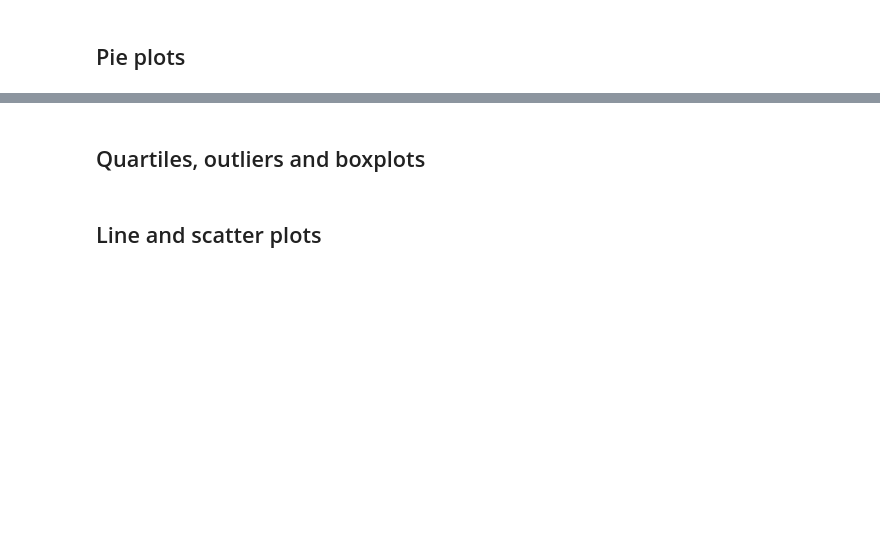
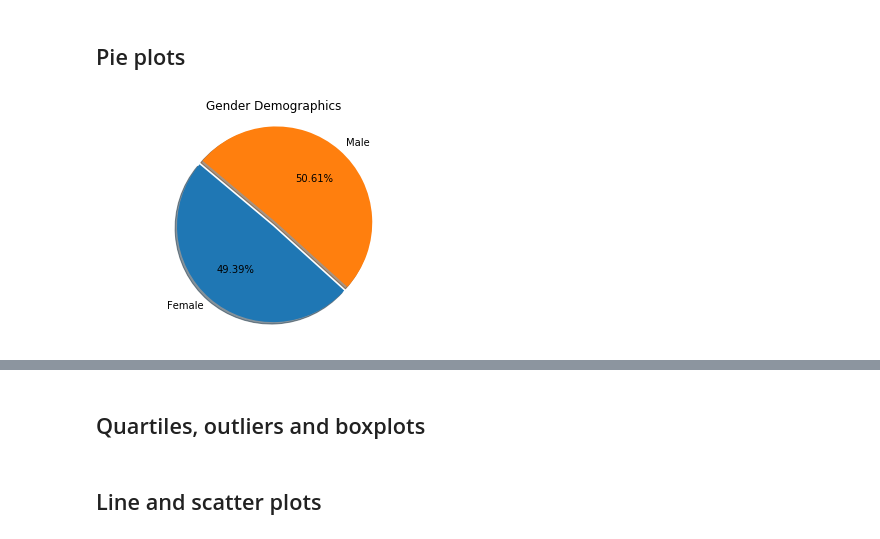
Before and after one commit to etumi/matplotlib-challenge, a Jupyter notebook: pymaceuticals_starter.ipynb, the cells around one changed output, grey strips where cells are left out. Cells and saved outputs as stored; diff of their text form; code cells hidden in the pictures; blank space fills up the shorter version.

```diff
--- a/pymaceuticals_starter.ipynb
+++ b/pymaceuticals_starter.ipynb
@@ -50,3 +70,18 @@ summary_stats
 # %% [markdown]
 ## Pie plots
+# %%
+# Generate a pie plot showing the distribution of female versus male mice using pandas
+gender_demo = mouse_results.groupby('Sex')['Sex'].count()
+explode = (0.05,0)
+labels = gender_demo.keys()
+pie_plot = gender_demo.plot(kind='pie', explode= explode, shadow=True,
+                            labels = labels, autopct = "%1.2f%%",
+                            startangle = 140)
+pie_plot.axis('equal')
+pie_plot.set_title('Gender Demographics')
+pie_plot.set_ylabel('')
+#plt.axis('equal')
+plt.show()
+# %% [output]
+[figure, added]
 # %%
```
Also changed, not shown: parts of 6 cells of this notebook.
